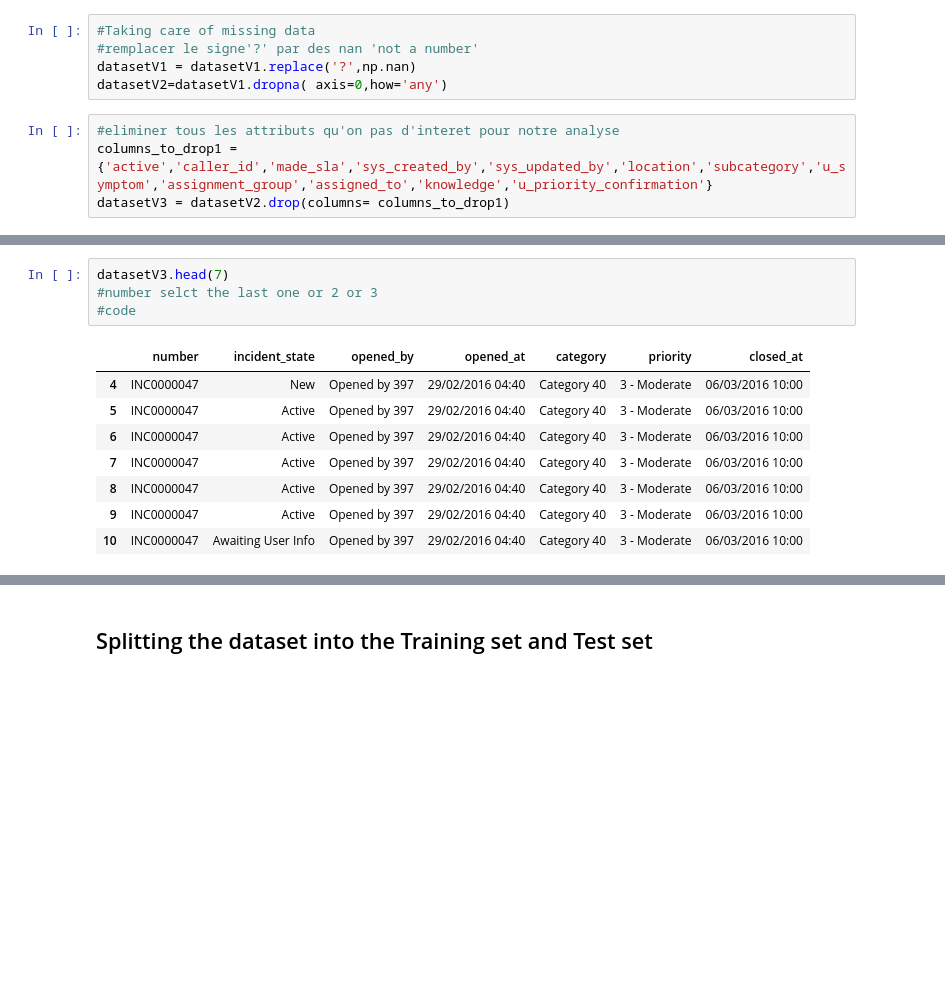
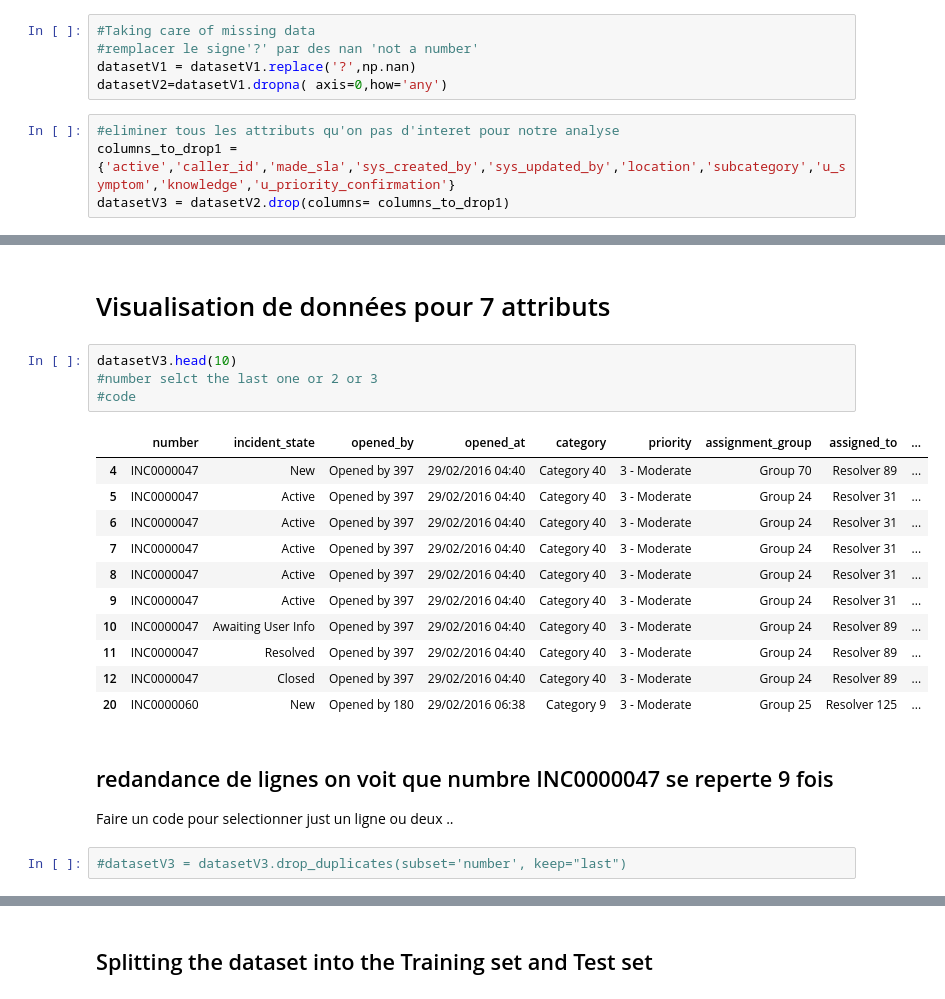
Before and after one commit to soufiyan12/Analyse_incident_event_log_MELHOUF_RAKRAKY, a Jupyter notebook: Analyse_logs_MELHOUF_RAKRAKY.ipynb, the cells around one changed output, grey strips where cells are left out. Saved outputs shown, nothing was run; the diff lists cells and outputs as text; blank space fills up the shorter version.

Commit message:
version with horizon selection

```diff
--- a/Analyse_logs_MELHOUF_RAKRAKY.ipynb
+++ b/Analyse_logs_MELHOUF_RAKRAKY.ipynb
@@ -64,7 +46,7 @@ datasetV1 = datasetV1.replace('?',np.nan)
 datasetV2=datasetV1.dropna( axis=0,how='any')
 # %%
 #eliminer tous les attributs qu'on pas d'interet pour notre analyse
-columns_to_drop1 = {'active','caller_id','made_sla','sys_created_by','sys_updated_by','location','subcategory','u_symptom','assignment_group','assigned_to','knowledge','u_priority_confirmation'}
+columns_to_drop1 = {'active','caller_id','made_sla','sys_created_by','sys_updated_by','location','subcategory','u_symptom','knowledge','u_priority_confirmation'}
 datasetV3 = datasetV2.drop(columns= columns_to_drop1)
 # %%
 datasetV3.info()
@@ -86,13 +70,24 @@ memory usage: 3.3+ MB
+# %% [markdown]
+# Visualisation de données pour 7 attributs
 # %%
-datasetV3.head(7)
+datasetV3.head(10)
 #number selct the last one or 2 or 3
 #code
 # %% [output]
-|  | number | incident_state | opened_by | opened_at | category | priority | closed_at |
-| 4 | INC0000047 | New | Opened by 397 | 29/02/2016 04:40 | Category 40 | 3 - Moderate | 06/03/2016 10:00 |
-| 5 | INC0000047 | Active | Opened by 397 | 29/02/2016 04:40 | Category 40 | 3 - Moderate | 06/03/2016 10:00 |
-| 6 | INC0000047 | Active | Opened by 397 | 29/02/2016 04:40 | Category 40 | 3 - Moderate | 06/03/2016 10:00 |
-| 7 | INC0000047 | Active | Opened by 397 | 29/02/2016 04:40 | Category 40 | 3 - Moderate | 06/03/2016 10:00 |
-| 8 | INC0000047 | Active | Opened by 397 | 29/02/2016 04:40 | Category 40 | 3 - Moderate | 06/03/2016 10:00 |
-| 9 | INC0000047 | Active | Opened by 397 | 29/02/2016 04:40 | Category 40 | 3 - Moderate | 06/03/2016 10:00 |
-| 10 | INC0000047 | Awaiting User Info | Opened by 397 | 29/02/2016 04:40 | Category 40 | 3 - Moderate | 06/03/2016 10:00 |
+|  | number | incident_state | opened_by | opened_at | category | priority | assignment_group | assigned_to | ... |
+| 4 | INC0000047 | New | Opened by 397 | 29/02/2016 04:40 | Category 40 | 3 - Moderate | Group 70 | Resolver 89 | ... |
+| 5 | INC0000047 | Active | Opened by 397 | 29/02/2016 04:40 | Category 40 | 3 - Moderate | Group 24 | Resolver 31 | ... |
+| 6 | INC0000047 | Active | Opened by 397 | 29/02/2016 04:40 | Category 40 | 3 - Moderate | Group 24 | Resolver 31 | ... |
+| 7 | INC0000047 | Active | Opened by 397 | 29/02/2016 04:40 | Category 40 | 3 - Moderate | Group 24 | Resolver 31 | ... |
+| 8 | INC0000047 | Active | Opened by 397 | 29/02/2016 04:40 | Category 40 | 3 - Moderate | Group 24 | Resolver 31 | ... |
+| 9 | INC0000047 | Active | Opened by 397 | 29/02/2016 04:40 | Category 40 | 3 - Moderate | Group 24 | Resolver 31 | ... |
+| 10 | INC0000047 | Awaiting User Info | Opened by 397 | 29/02/2016 04:40 | Category 40 | 3 - Moderate | Group 24 | Resolver 89 | ... |
+| 11 | INC0000047 | Resolved | Opened by 397 | 29/02/2016 04:40 | Category 40 | 3 - Moderate | Group 24 | Resolver 89 | ... |
+| 12 | INC0000047 | Closed | Opened by 397 | 29/02/2016 04:40 | Category 40 | 3 - Moderate | Group 24 | Resolver 89 | ... |
+| 20 | INC0000060 | New | Opened by 180 | 29/02/2016 06:38 | Category 9 | 3 - Moderate | Group 25 | Resolver 125 | ... |
+# %% [markdown]
+## redandance de lignes on voit que numbre INC0000047 se reperte 9 fois
+
+Faire un code pour selectionner just un ligne ou deux ..
+# %%
+#datasetV3 = datasetV3.drop_duplicates(subset='number', keep="last")
```
Also changed, not shown: parts of 64 cells of this notebook.
